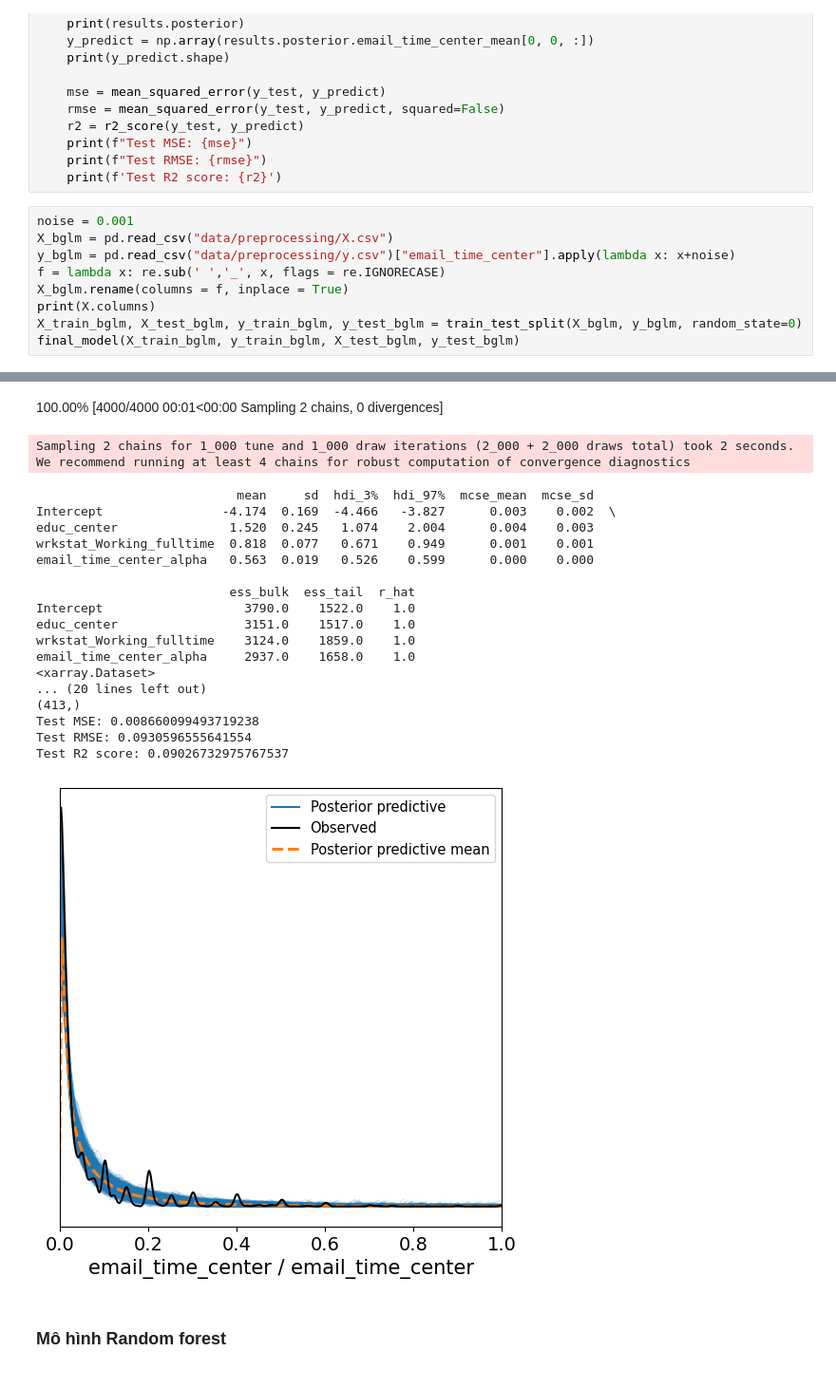
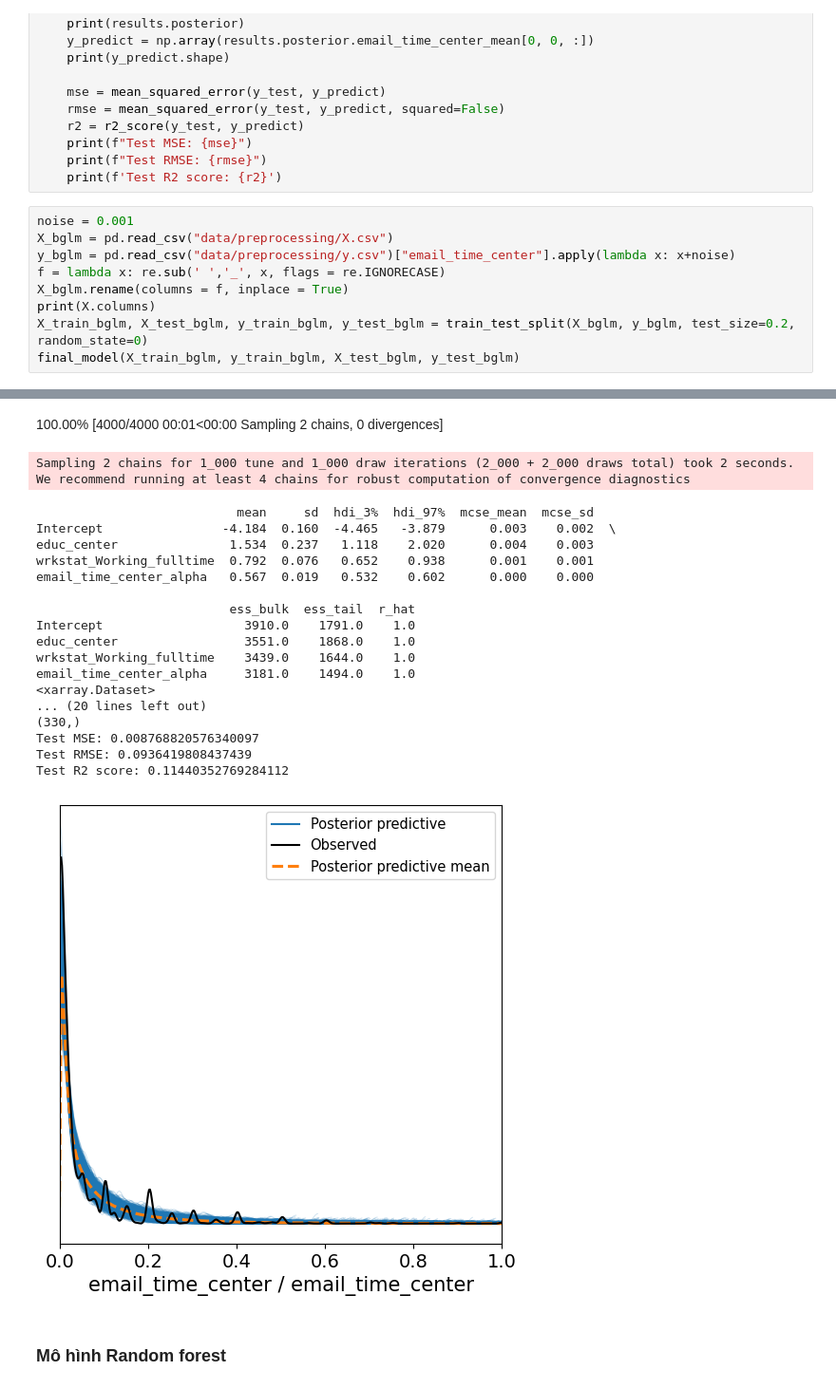
Before and after one commit to batman0911/social-stat-final-term, a Jupyter notebook: report.ipynb, the cells around one changed output, grey strips where cells are left out. Shown: that part at 95% size. Saved outputs shown, nothing was run; the diff lists cells and outputs as text.

```diff
--- a/report.ipynb
+++ b/report.ipynb
@@ -512,7 +511,7 @@ y_bglm = pd.read_csv("data/preprocessing/y.csv")["email_time_center"].apply(lamb
 f = lambda x: re.sub(' ','_', x, flags = re.IGNORECASE)
 X_bglm.rename(columns = f, inplace = True)
 print(X.columns)
-X_train_bglm, X_test_bglm, y_train_bglm, y_test_bglm = train_test_split(X_bglm, y_bglm, random_state=0)
+X_train_bglm, X_test_bglm, y_train_bglm, y_test_bglm = train_test_split(X_bglm, y_bglm, test_size=0.2, random_state=0)
 final_model(X_train_bglm, y_train_bglm, X_test_bglm, y_test_bglm)
 # %% [output]
 Index(['educ_center',
@@ -532,30 +531,30 @@ Index(['educ_center',
 
         Auxiliary parameters
             alpha ~ HalfCauchy(beta: 1.0)
 Auto-assigning NUTS sampler...
 Initializing NUTS using jitter+adapt_diag...
 Multiprocess sampling (2 chains in 4 jobs)
 NUTS: [email_time_center_alpha, Intercept, educ_center, wrkstat_Working_fulltime]
 100.00% [4000/4000 00:01<00:00 Sampling 2 chains, 0 divergences]
 Sampling 2 chains for 1_000 tune and 1_000 draw iterations (2_000 + 2_000 draws total) took 2 seconds.
 We recommend running at least 4 chains for robust computation of convergence diagnostics
                            mean     sd  hdi_3%  hdi_97%  mcse_mean  mcse_sd
-Intercept                -4.174  0.169  -4.466   -3.827      0.003    0.002  \
-educ_center               1.520  0.245   1.074    2.004      0.004    0.003
-wrkstat_Working_fulltime  0.818  0.077   0.671    0.949      0.001    0.001
-email_time_center_alpha   0.563  0.019   0.526    0.599      0.000    0.000
+Intercept                -4.184  0.160  -4.465   -3.879      0.003    0.002  \
+educ_center               1.534  0.237   1.118    2.020      0.004    0.003
+wrkstat_Working_fulltime  0.792  0.076   0.652    0.938      0.001    0.001
+email_time_center_alpha   0.567  0.019   0.532    0.602      0.000    0.000
 
                           ess_bulk  ess_tail  r_hat
-Intercept                   3790.0    1522.0    1.0
-educ_center                 3151.0    1517.0    1.0
-wrkstat_Working_fulltime    3124.0    1859.0    1.0
-email_time_center_alpha     2937.0    1658.0    1.0
+Intercept                   3910.0    1791.0    1.0
+educ_center                 3551.0    1868.0    1.0
+wrkstat_Working_fulltime    3439.0    1644.0    1.0
+email_time_center_alpha     3181.0    1494.0    1.0
 <xarray.Dataset>
 ... (20 lines left out)
-(413,)
-Test MSE: 0.008660099493719238
-Test RMSE: 0.0930596555641554
-Test R2 score: 0.09026732975767537
+(330,)
+Test MSE: 0.008768820576340097
+Test RMSE: 0.0936419808437439
+Test R2 score: 0.11440352769284112
-[figure, old version]
+[figure, new version]
 # %% [markdown]
 ### Mô hình Random forest
```
Also changed, not shown: parts of 16 cells of this notebook.
